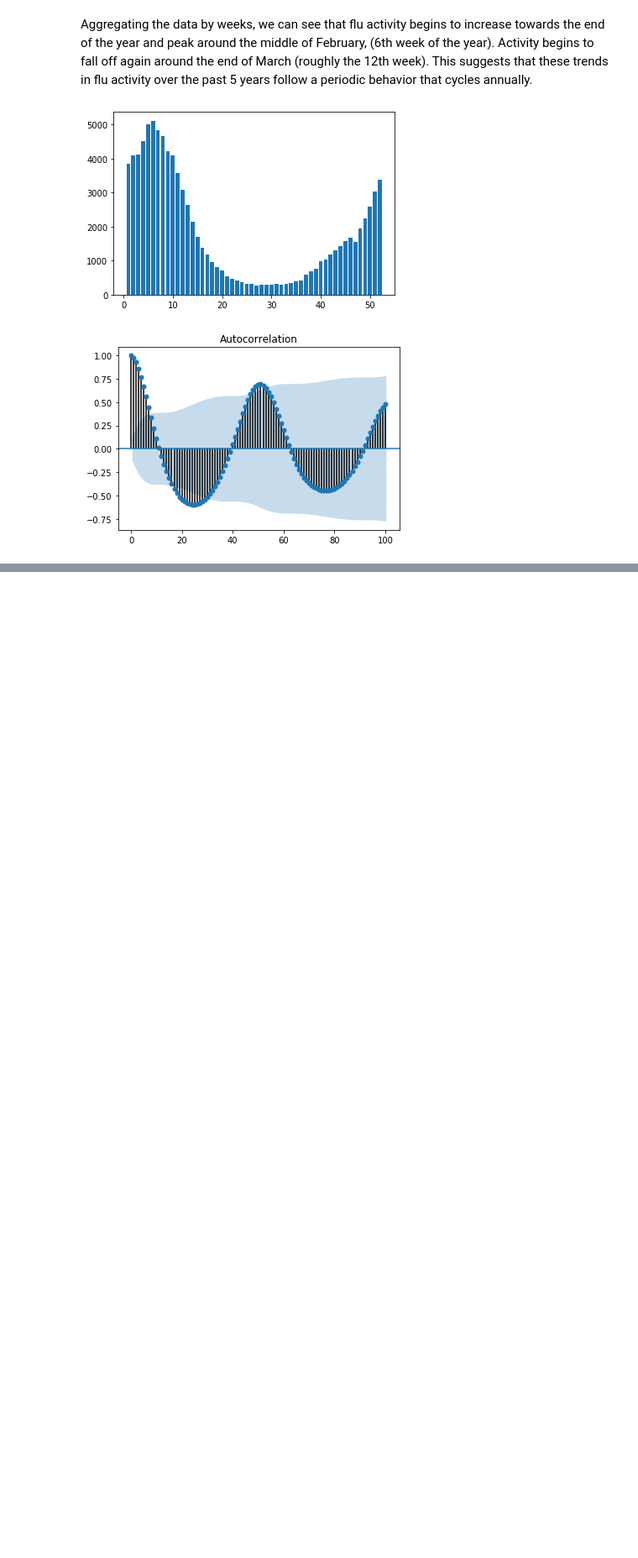
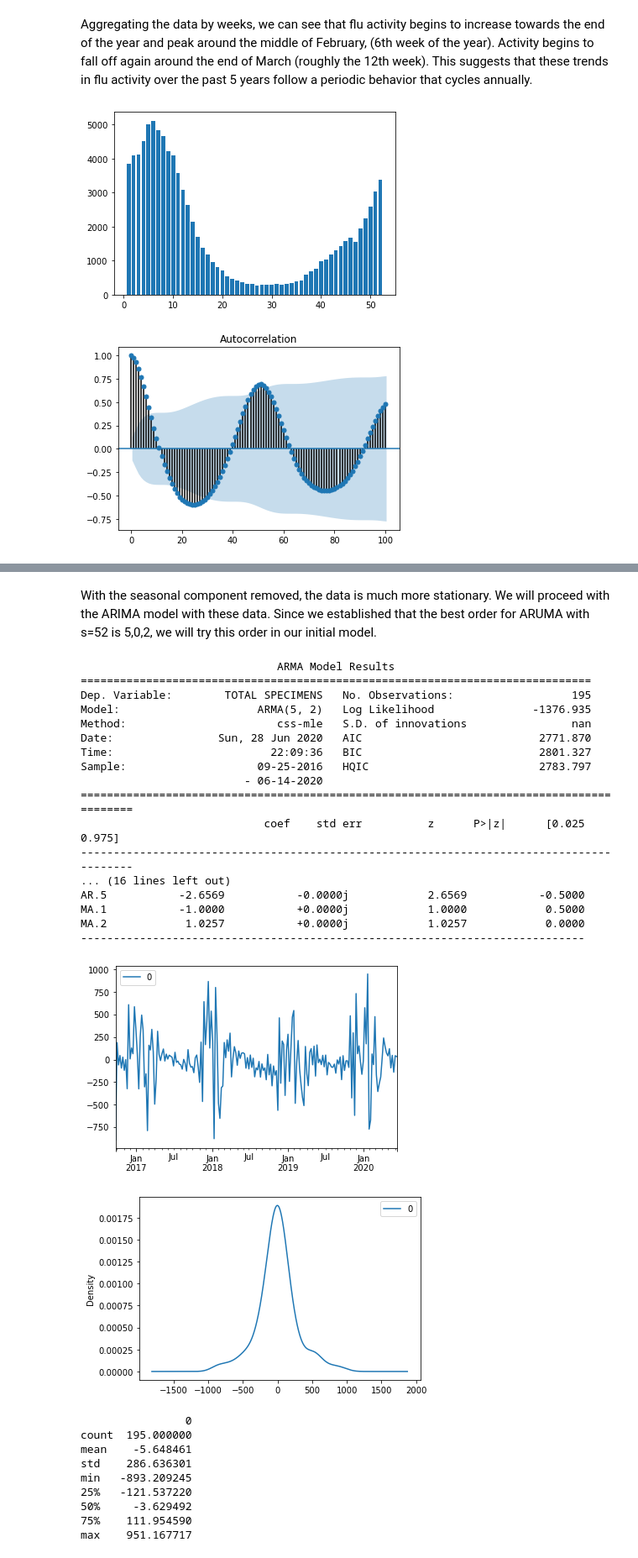
Before and after one commit to mjwolfe91/QTW-CaseStudy4, a Jupyter notebook: FluForecasting.ipynb, the cells around one changed output, grey strips where cells are left out. Shown at 84% size. Saved outputs shown, nothing was run; the diff lists cells and outputs as text; code cells hidden in the pictures; blank space fills up the shorter version.

```diff
--- a/FluForecasting.ipynb
+++ b/FluForecasting.ipynb
@@ -96,0 +183,42 @@ plt.show()
+# %% [markdown]
+With the seasonal component removed, the data is much more stationary. We will proceed with the ARIMA model with these data. Since we established that the best order for ARUMA with s=52 is 5,0,2, we will try this order in our initial model.
+# %%
+model = ARIMA(FluCases2015Stat.dropna(), order=(5,0,2), freq='W')
+model_fit = model.fit(disp=0)
+print(model_fit.summary())
+# plot residual errors
+residuals = pd.DataFrame(model_fit.resid)
+residuals.plot()
+plt.show()
+residuals.plot(kind='kde')
+plt.show()
+print(residuals.describe())
+# %% [output]
+                              ARMA Model Results
+==============================================================================
+Dep. Variable:        TOTAL SPECIMENS   No. Observations:                  195
+Model:                     ARMA(5, 2)   Log Likelihood               -1376.935
+Method:                       css-mle   S.D. of innovations                nan
+Date:                Sun, 28 Jun 2020   AIC                           2771.870
+Time:                        22:09:36   BIC                           2801.327
+Sample:                    09-25-2016   HQIC                          2783.797
+                         - 06-14-2020
+=========================================================================================
+                            coef    std err          z      P>|z|      [0.025      0.975]
+-----------------------------------------------------------------------------------------
+... (16 lines left out)
+AR.5           -2.6569           -0.0000j            2.6569           -0.5000
+MA.1           -1.0000           +0.0000j            1.0000            0.5000
+MA.2            1.0257           +0.0000j            1.0257            0.0000
+-----------------------------------------------------------------------------
+[figure, added]
+[figure, added]
+                0
+count  195.000000
+mean    -5.648461
+std    286.636301
+min   -893.209245
+25%   -121.537220
+50%     -3.629492
+75%    111.954590
+max    951.167717
```
Also changed, not shown: parts of 16 cells of this notebook.
